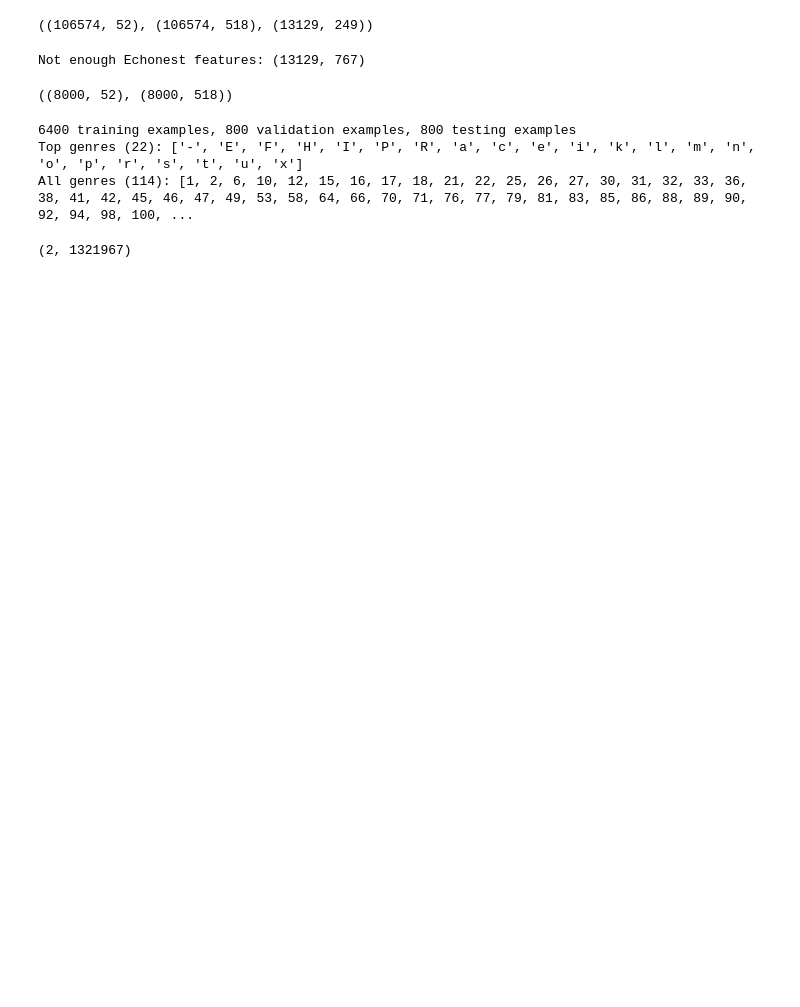
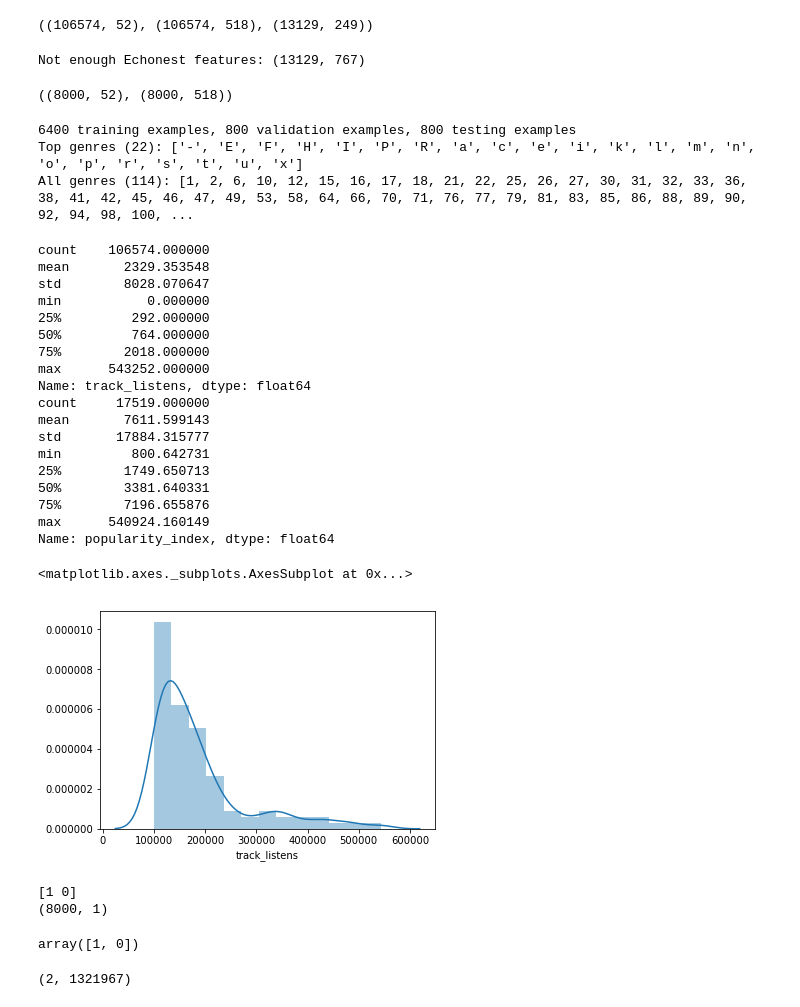
Before and after one commit to addt/Song-Popularity, a Jupyter notebook: Easy_Baseline/Baseline.ipynb, the cells around one changed output. Cells and saved outputs as stored; diff of their text form; code cells hidden in the pictures; blank space fills up the shorter version.

Commit message:
Updated Easy_Baseline to 'predict' popularity

```diff
--- a/Easy_Baseline/Baseline.ipynb
+++ b/Easy_Baseline/Baseline.ipynb
@@ -39,6 +58,14 @@ assert echonest.index.isin(tracks.index).all()
 tracks.shape, features.shape, echonest.shape
 # %% [output]
 ((106574, 52), (106574, 518), (13129, 249))
+# %%
+# combo_df = pd.read_csv("../data/combined_features.csv")
+mod_tracks = pd.read_csv("../data/mod_tracks.csv")
+mod_features = pd.read_csv("../data/mod_features.csv")
+mod_echonest = pd.read_csv("../data/mod_echonest.csv")
+# %%
+pca = PCA(n_components=1)
+mod_tracks["popularity_index"] = pca.fit_transform(mod_tracks[["track_listens","track_favorites"]].as_matrix())
 # %%
 subset = tracks.index[tracks['set', 'subset'] <= 'small']
 
@@ -77,3 +101,40 @@ labels_onehot = pd.DataFrame(labels_onehot, index=tracks.index)
+# %%
+print(mod_tracks["track_listens"].describe())
+print(mod_tracks[mod_tracks["popularity_index"] >= 800]["popularity_index"].describe())
+sns.distplot(mod_tracks[mod_tracks["track_listens"] >= 100000]["track_listens"])
+# %% [output]
+count    106574.000000
+mean       2329.353548
+std        8028.070647
+min           0.000000
+25%         292.000000
+50%         764.000000
+75%        2018.000000
+max      543252.000000
+Name: track_listens, dtype: float64
+count     17519.000000
+mean       7611.599143
+std       17884.315777
+min         800.642731
+25%        1749.650713
+50%        3381.640331
+75%        7196.655876
+max      540924.160149
+Name: popularity_index, dtype: float64
+<matplotlib.axes._subplots.AxesSubplot at 0x...>
+[figure, added]
+# %%
+listens_label = mod_tracks["track_listens"][subset].map(lambda x: 1 if x > 800 else 0)
+print(listens_label.unique())
+listens_label = pd.DataFrame(listens_label, index=tracks.index)
+print(listens_label.shape)
+# %% [output]
+[1 0]
+(8000, 1)
+# %%
+listens_label.track_listens.unique()
+# %% [output]
+array([1, 0])
 # %%
 # Just be sure that everything is fine. Multiprocessing is tricky to debug.
 utils.FfmpegLoader().load(utils.get_audio_path(AUDIO_DIR, 2))
```
Also changed, not shown: parts of 11 cells of this notebook.
